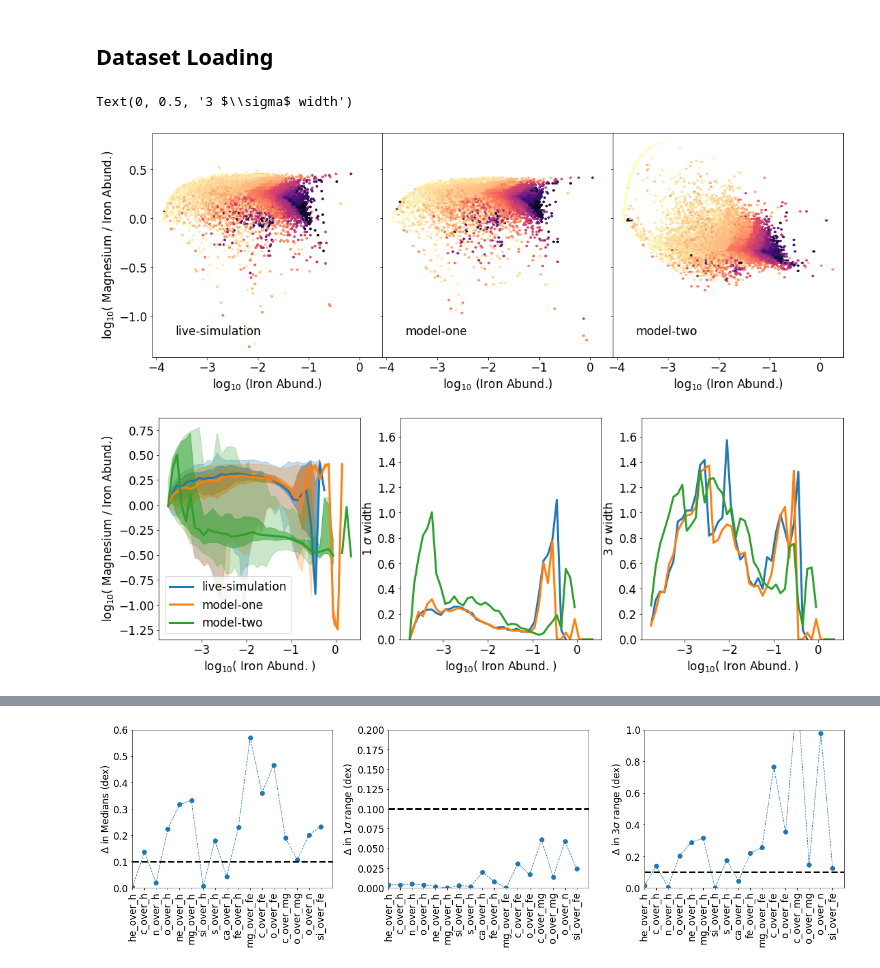
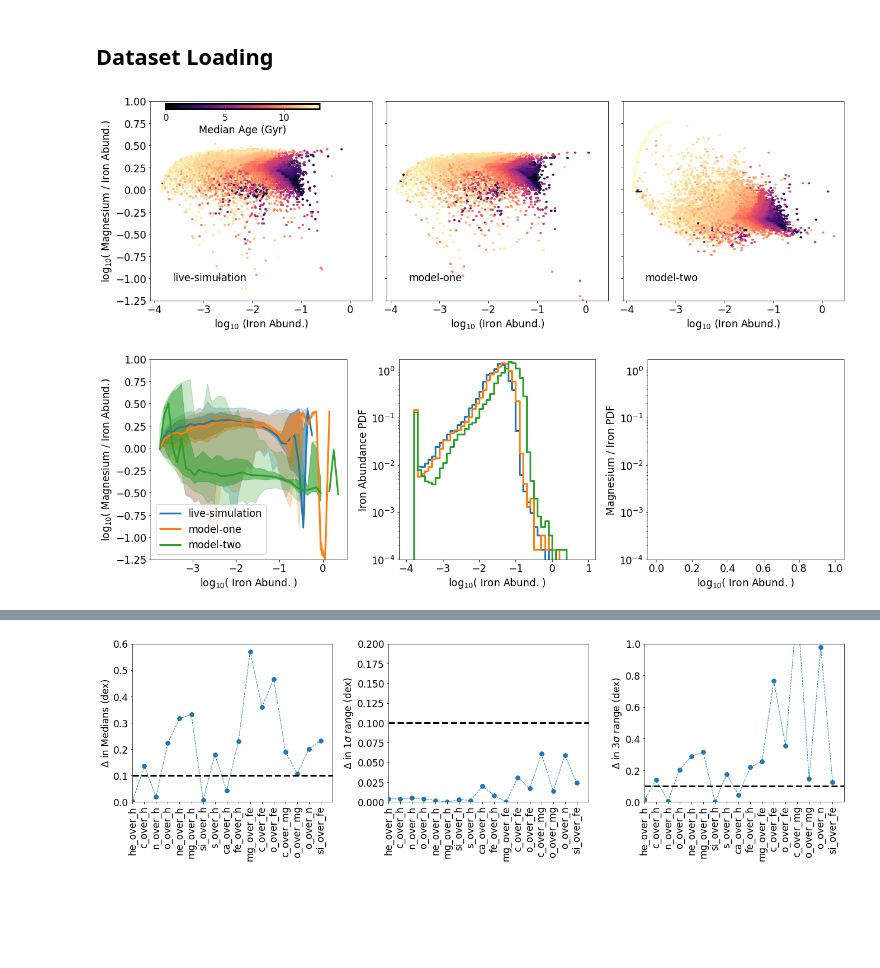
Before and after one commit to aemerick/eeda, a Jupyter notebook: insight/technical_demonstration.ipynb, the cells around one changed output, grey strips where cells are left out. Saved outputs shown, nothing was run; the diff lists cells and outputs as text; code cells hidden in the pictures; blank space fills up the shorter version.

```diff
--- a/insight/technical_demonstration.ipynb
+++ b/insight/technical_demonstration.ipynb
@@ -244,7 +246,7 @@ def binned_statistics(values_x, values_y, limits = None, nbins = 100,
                     'lbins'       : bins[:-1], # left bin edges
                     'rbins'       : bins[1:],  # right bin edges
                     'bins_mid'    : 0.5*(bins[:-1]+bins[1:]), # bin centers
-                    'bins_diff'   : (bins[:-1]-bins[1:]),     # db
+                    'bins_diff'   : (bins[1:]-bins[:-1]),     # db
                     'bin_limits'  : limits,
                     'y_limits'    : y_limits,
                     'total_number': np.size(_values_x),
@@ -295,7 +297,7 @@ def binned_statistics(values_x, values_y, limits = None, nbins = 100,
                 if k in skip_stats:
                     continue
                 binned_stats[k][i] = empty_value
-            stats['number'] = 0
+            binned_stats['number'][i] = 0
 
         else:
             # save all stats (except the skipped ones)
@@ -363,6 +365,8 @@ for name in all_df.keys():
                  vmax = 13.0,
                  gridsize=100,
                  cmap='magma')
+    if axj == 0:
+        im1 = im
 
     xy = (0.1,0.1)
     ax.annotate(name, xy=xy,xytext=xy,xycoords='axes fraction')
@@ -376,14 +380,32 @@ for name in all_df.keys():
 all_ax[0].set_ylabel(r'log$_{10}$( Magnesium / Iron Abund.)')
 for i in range(3):
     all_ax[i].set_xlabel(r'log$_{10}$ (Iron Abund.)')
+    all_ax[i].set_ylim(-1.25,1.0)
 
+def _set_colorbar_properties(image, axes_coords, color = 'white'):
+
+
+    return cbar
+
+left = 0.1
+upper = 0.91
+cb_ax = fig.add_axes([left,upper,0.2,0.02])
+cbar = fig.colorbar(im1, cax=cb_ax,orientation='horizontal')
+cbar.outline.set_edgecolor('black')
+cbar.outline.set_linewidth(3)
+cbar.ax.tick_params(axis='both', colors='black',labelsize=15) #,weight='bold')
+cbar.set_label("Median Age (Gyr)")
+plt.tight_layout()
+plt.show()
+
+plt.close()
 #
 #
 #
 
-fig,all_ax = plt.subplots(nrow,ncol,sharex=True,sharey=False)
+fig,all_ax = plt.subplots(nrow,ncol)
 fig.set_size_inches(ncol*fs,nrow*fs)
-fig.subplots_adjust(hspace=0)
+#fig.subplots_adjust(hspace=0)
 
 #
 # Compare all 3 datasets using running medians
@@ -392,40 +414,43 @@ fig.subplots_adjust(hspace=0)
 for i,name in enumerate(all_df.keys()):
 
     stats = binned_statistics(all_df[name].fe_over_h, all_df[name].mg_over_fe,
                               bins=np.arange(-4,1.01,0.1), weights = all_df[name].mass)
 
     color = 'C%i'%(i)
     all_ax[0].plot(stats['bins_mid'], stats['median'], lw = 3, color = color,
                    label = name, ls = '-')
     all_ax[0].fill_between(stats['bins_mid'], stats['percent_16'], stats['percent_84'],
                            color = color, alpha = 0.5)
 
     all_ax[0].fill_between(stats['bins_mid'], stats['percent_0.1'], stats['percent_99'],
                            color = color, alpha = 0.25)
 
-    all_ax[1].plot(stats['bins_mid'], stats['1-sigma_range'], lw = 3, color = color)
-    all_ax[2].plot(stats['bins_mid'], stats['3-sigma_range'], lw = 3, color = color)
+    all_ax[1].step(stats['bins_mid'], stats['number']/(1.0*np.sum(1.0*stats['number'])) / stats['bins_diff'], lw = 3, where='mid')
+    #all_ax[1].plot(stats['bins_mid'], stats['1-sigma_range'], lw = 3, color = color)
+    #all_ax[2].plot(stats['bins_mid'], stats['3-sigma_range'], lw = 3, color = color)
 
 
 #ax.plot(stats['bins_mid'], stats['median'])
 #ax.fill_between(stats['bins_mid'], stats['percent_16'],
 #                                    stats['percent_84'], alpha = 0.5,color = 'black')
 #ax.fill_between(stats['bins_mid'], stats['percent_0.1'],
 #                                    stats['percent_99'], alpha = 0.5,color = 'grey')
-#cb = fig.colorbar(im)
 #ax.set_xlim(-4,1)
 #ax.set_ylim(-0.6,0.9)
 #plt.tight_layout()
 all_ax[0].legend(loc='lower left')
 
 for i in range(3):
     all_ax[i].set_xlabel(r'log$_{10}$( Iron Abund. )')
 all_ax[0].set_ylabel(r'log$_{10}$( Magnesium / Iron Abund.)')
-all_ax[1].set_ylim(0.0,1.75)
-all_ax[2].set_ylim(0.0,1.75)
-all_ax[1].set_ylabel(r'1 $\sigma$ width')
-all_ax[2].set_ylabel(r'3 $\sigma$ width')
+all_ax[0].set_ylim(-1.25,1.0)
+all_ax[1].semilogy()
+all_ax[2].semilogy()
+all_ax[1].set_ylim(1.0E-4,1.75)
+all_ax[2].set_ylim(1.0E-4,1.75)
+all_ax[1].set_ylabel(r'Iron Abundance PDF')
+all_ax[2].set_ylabel(r'Magnesium / Iron PDF')
+plt.tight_layout()
 # %% [output]
-Text(0, 0.5, '3 $\\sigma$ width')
-[figure, old version]
+[figure, new version]
-[figure, old version]
+[figure, new version]
```
Also changed, not shown: parts of 21 cells of this notebook.
